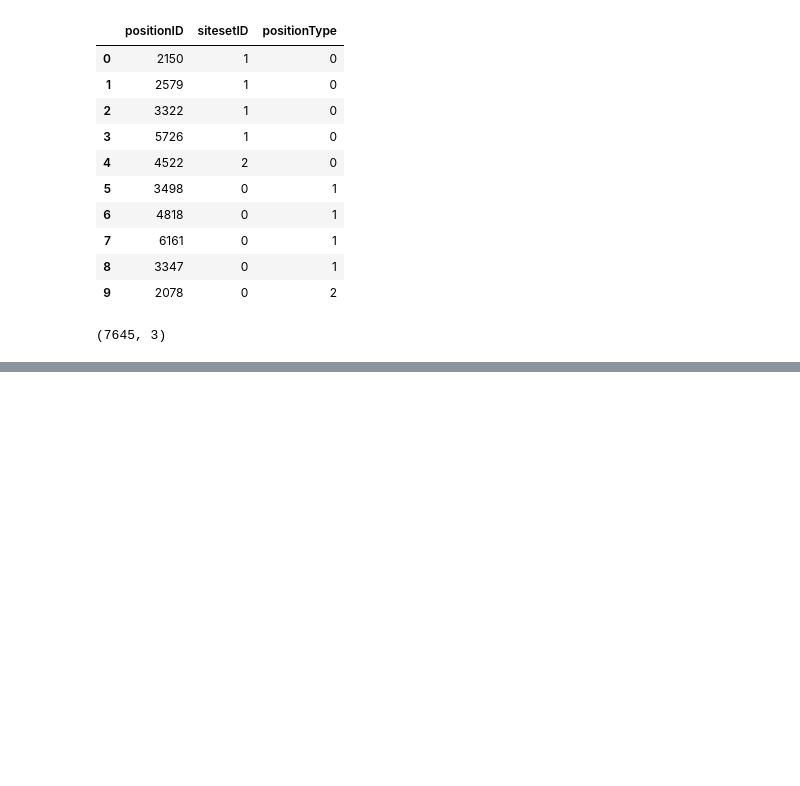
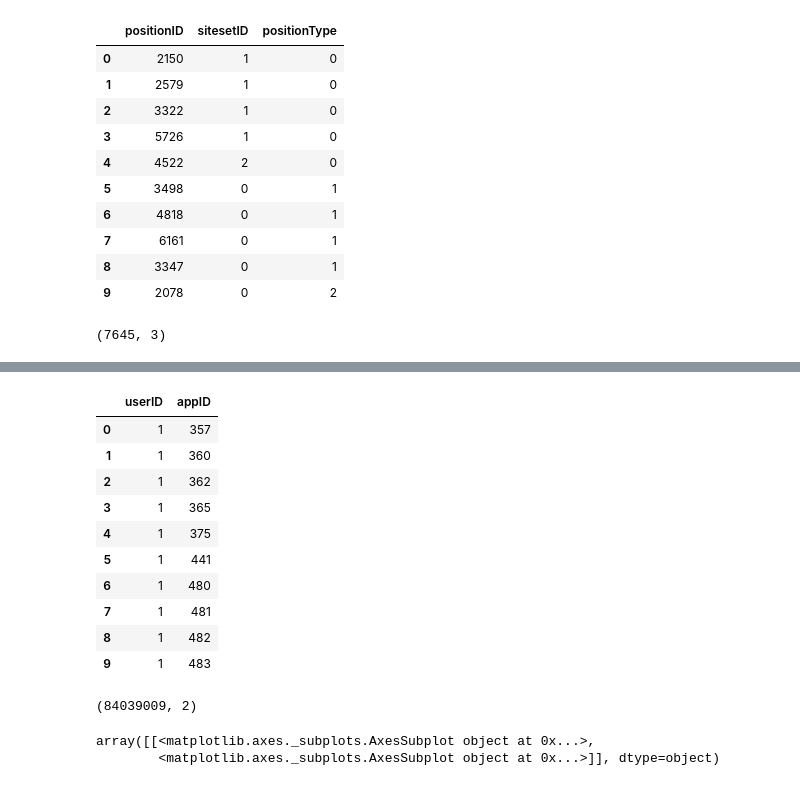
Before and after one commit to XierHacker/SK-LearnExamples, a Jupyter notebook: TencentAD/source/dataExplore.ipynb, the cells around one changed output, grey strips where cells are left out. Saved outputs shown, nothing was run; the diff lists cells and outputs as text; code cells hidden in the pictures; blank space fills up the shorter version.

```diff
--- a/TencentAD/source/dataExplore.ipynb
+++ b/TencentAD/source/dataExplore.ipynb
@@ -166,0 +226,25 @@ position_frame.shape
+# %%
+#look over
+user_installedapps_frame.head(10)
+# %% [output]
+|  | userID | appID |
+| 0 | 1 | 357 |
+| 1 | 1 | 360 |
+| 2 | 1 | 362 |
+| 3 | 1 | 365 |
+| 4 | 1 | 375 |
+| 5 | 1 | 441 |
+| 6 | 1 | 480 |
+| 7 | 1 | 481 |
+| 8 | 1 | 482 |
+| 9 | 1 | 483 |
+# %%
+#shape
+user_installedapps_frame.shape
+# %% [output]
+(84039009, 2)
+# %%
+user_installedapps_frame.hist()
+# %% [output]
+array([[<matplotlib.axes._subplots.AxesSubplot object at 0x...>,
+        <matplotlib.axes._subplots.AxesSubplot object at 0x...>]], dtype=object)
```
Also changed, not shown: parts of 16 cells of this notebook, 2 other files.
